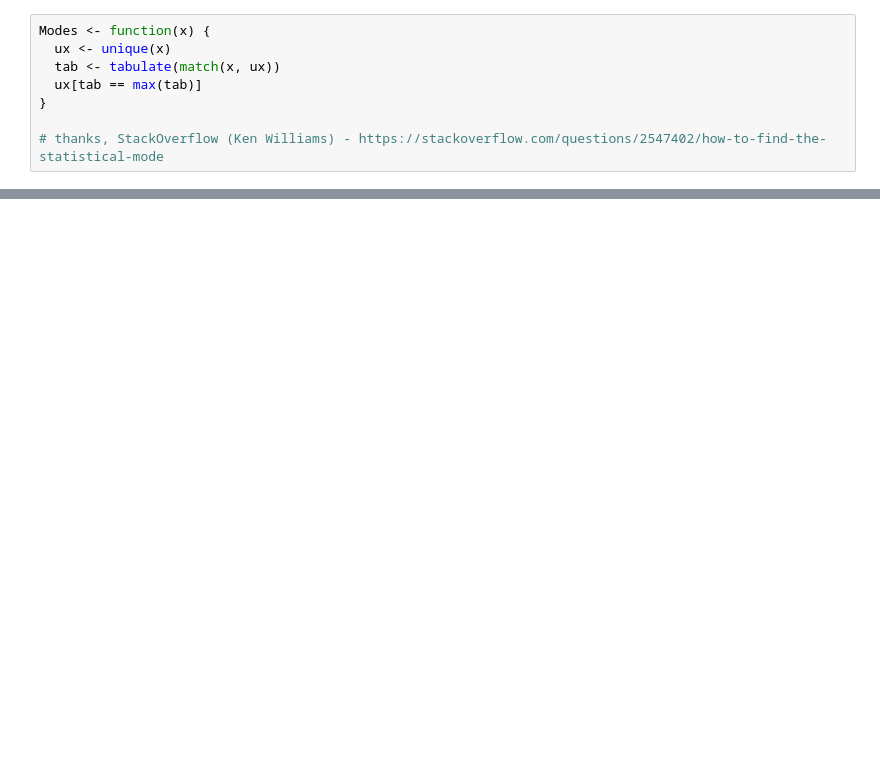
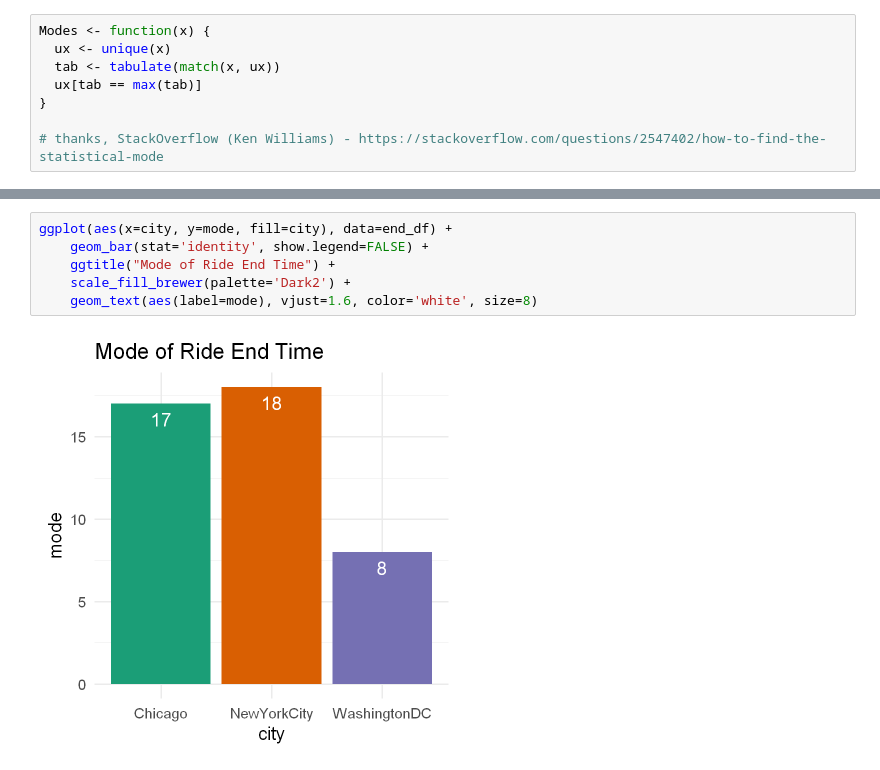
Before and after one commit to birbarino/R-Projects, a Jupyter notebook: intro-to-r/project/Explore_bikeshare_data.ipynb, the cells around one changed output, grey strips where cells are left out. Saved outputs shown, nothing was run; the diff lists cells and outputs as text; blank space fills up the shorter version.

```diff
--- a/intro-to-r/project/Explore_bikeshare_data.ipynb
+++ b/intro-to-r/project/Explore_bikeshare_data.ipynb
@@ -125,0 +133,8 @@ system('python -m nbconvert Explore_bikeshare_data.ipynb')
+# %%
+ggplot(aes(x=city, y=mode, fill=city), data=end_df) +
+    geom_bar(stat='identity', show.legend=FALSE) +
+    ggtitle("Mode of Ride End Time") +
+    scale_fill_brewer(palette='Dark2') +
+    geom_text(aes(label=mode), vjust=1.6, color='white', size=8)
+# %% [output]
+[figure, added]
```
Also changed, not shown: parts of 48 cells of this notebook, 2 other files.
